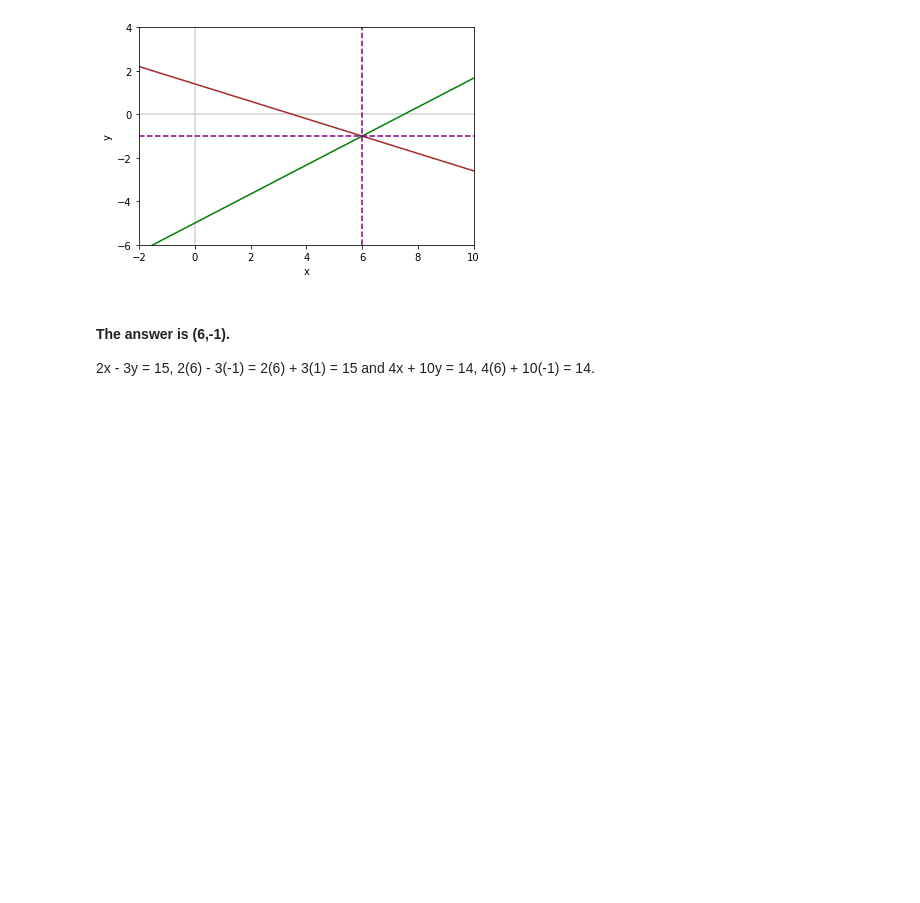
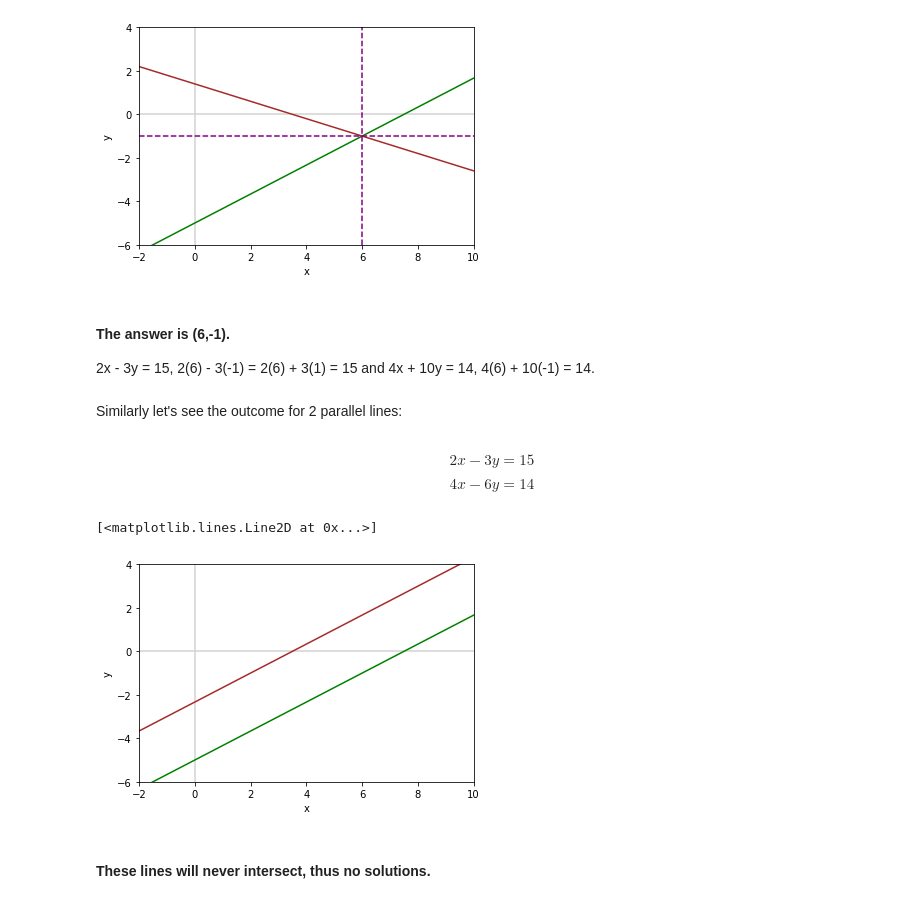
Before and after one commit to Sanjeevk26/MathsForML, a Jupyter notebook: Linear Algebra/7) Solving Linear Equations.ipynb, the cells around one changed output. Cells and saved outputs as stored; diff of their text form; code cells hidden in the pictures; blank space fills up the shorter version.

```diff
--- a/Linear Algebra/7) Solving Linear Equations.ipynb
+++ b/Linear Algebra/7) Solving Linear Equations.ipynb
@@ -75,3 +75,30 @@ _ = plt.axhline(y=-1, color='purple', linestyle='--')
 #### The answer is (6,-1).
 
 2x - 3y = 15, 2(6) - 3(-1) = 2(6) + 3(1) = 15 and 4x + 10y = 14, 4(6) + 10(-1) = 14.
+# %% [markdown]
+Similarly let's see the outcome for 2 parallel lines:
+# %% [markdown]
+$$ 2x - 3y = 15 $$
+$$ 4x - 6y = 14 $$
+# %%
+y1 = -5 + (2*x)/3
+# %%
+y2 =  (4*x-14)/6
+# %%
+fig, ax = plt.subplots()
+plt.xlabel('x')
+plt.ylabel('y')
+
+# Add x and y axes:
+plt.axvline(x=0, color='lightgray')
+plt.axhline(y=0, color='lightgray')
+
+ax.set_xlim([-2, 10])
+ax.set_ylim([-6, 4])
+ax.plot(x, y1, c='green')
+ax.plot(x, y2, c='brown')
+# %% [output]
+[<matplotlib.lines.Line2D at 0x...>]
+[figure, added]
+# %% [markdown]
+#### These lines will never intersect, thus no solutions.
```
